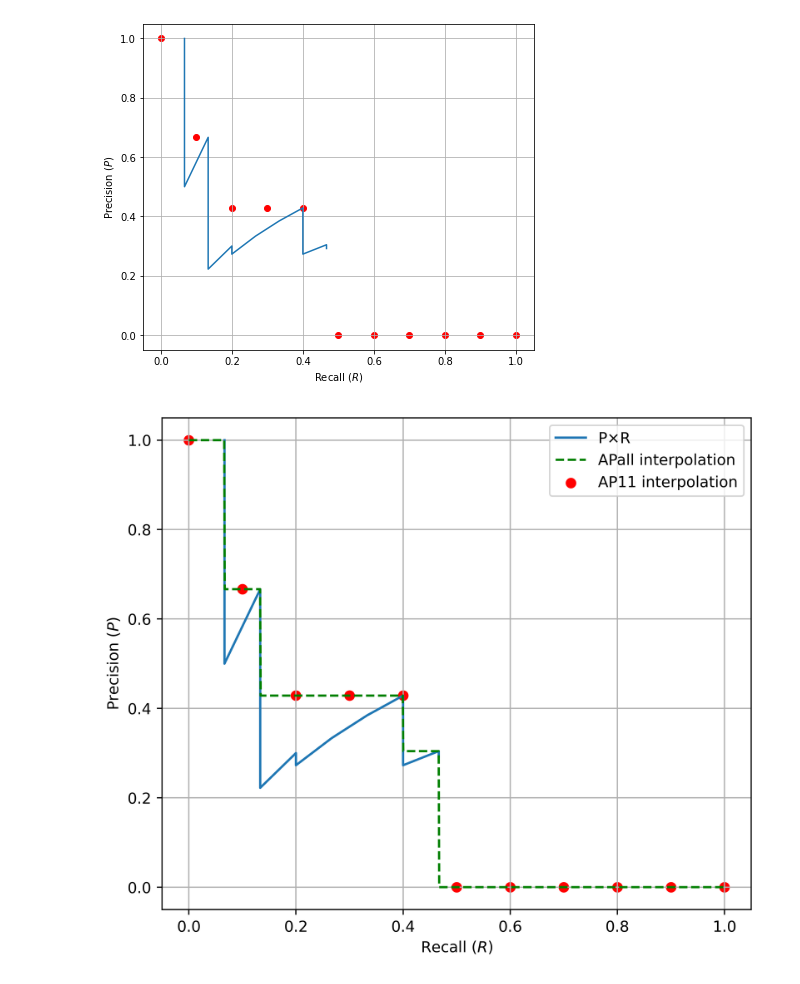
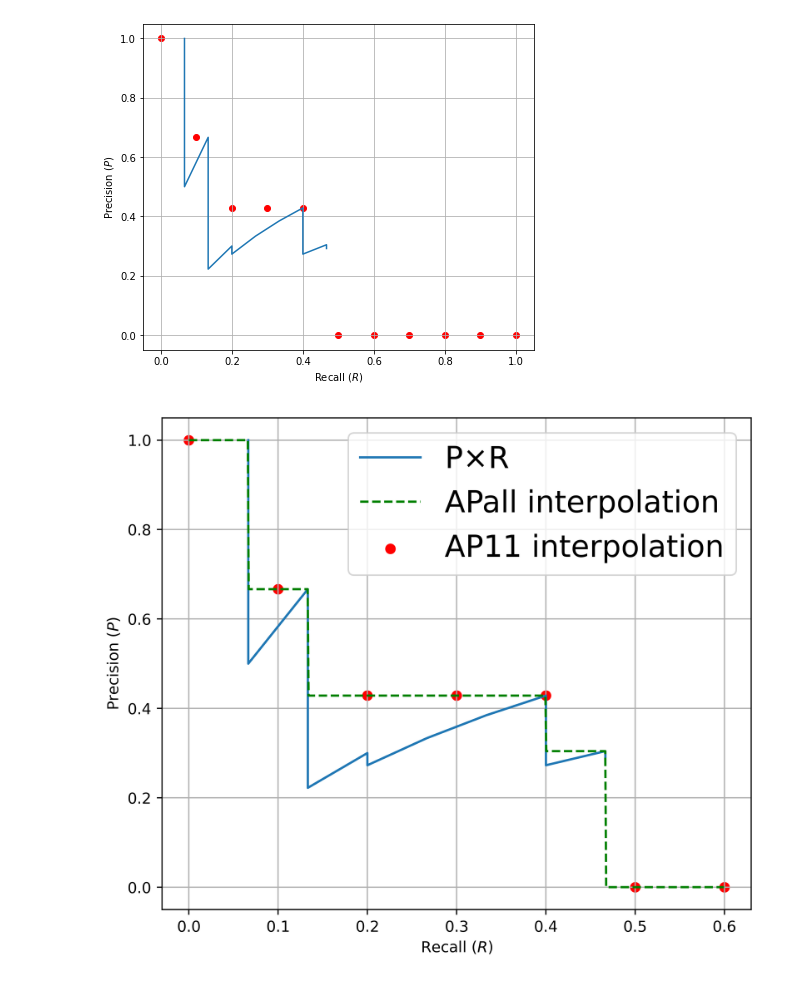
Before and after one commit to YassYe/Deeplearning-Workshops-FYP, a Jupyter notebook: supscript.ipynb, the cells around one changed output. Cells and saved outputs as stored; diff of their text form; code cells hidden in the pictures.

```diff
--- a/supscript.ipynb
+++ b/supscript.ipynb
@@ -54,12 +54,12 @@ for j in range(APall.shape[0]):
 # %%
 plt.figure(figsize = (7,6),dpi= 500)
 plt.plot(recal, prec, label = r'P$\times$R')
-plt.plot(buckets, APall, 'g--', label = 'APall interpolation')
-plt.scatter(buckets11, AP11, color = 'red', label = 'AP11 interpolation')
+plt.plot(buckets[buckets<= 0.6], APall[buckets<= 0.6], 'g--', label = 'APall interpolation')
+plt.scatter(buckets11[buckets11<= 0.6], AP11[buckets11<= 0.6], color = 'red', label = 'AP11 interpolation')
 plt.grid("true")
 plt.xlabel("Recall $(R)$")
 plt.ylabel("Precision $(P)$")
-plt.legend()
+plt.legend(fontsize = 20 )
 plt.savefig("pxrapprox.pdf")
 # %% [output]
-[figure, old version]
+[figure, new version]
```
Also changed, not shown: 8 other files.
